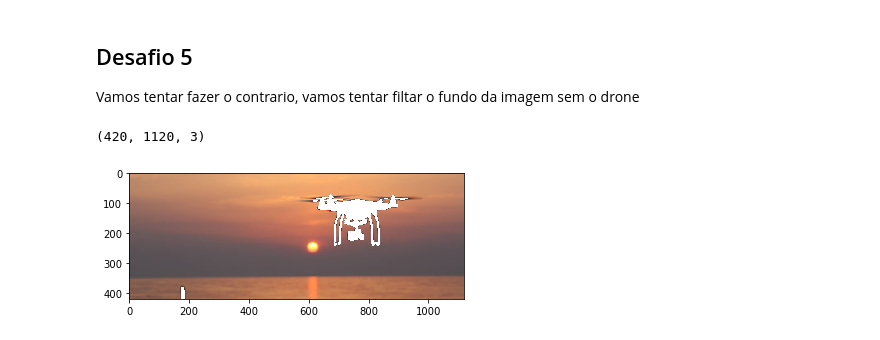
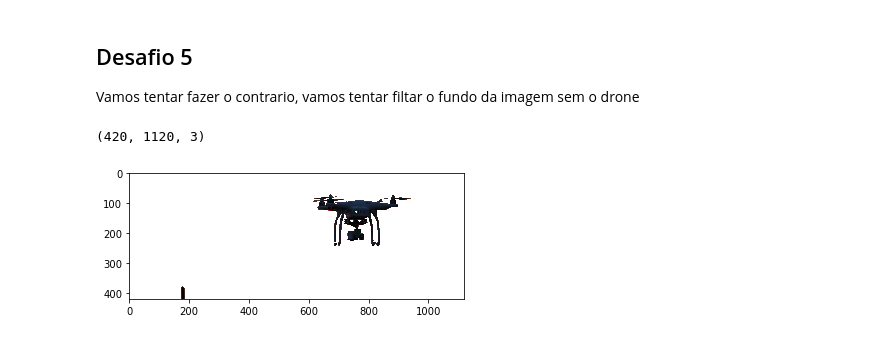
Before and after one commit to IsadoraAlo/cognitivecomputing, a Jupyter notebook: material/aulas/lab02/atividade2.ipynb, the cells around one changed output. Saved outputs shown, nothing was run; the diff lists cells and outputs as text; code cells hidden in the pictures.

```diff
--- a/material/aulas/lab02/atividade2.ipynb
+++ b/material/aulas/lab02/atividade2.ipynb
@@ -225,18 +230,18 @@ Vamos tentar fazer o contrario, vamos tentar filtar o fundo da imagem sem o dron
 # %%
 # Entenda o codigo e faça as alterações que achar necessárias
 import cv2
 imagem = cv2.imread("drone.jpg")
 image = cv2.cvtColor(imagem, cv2.COLOR_BGR2RGB)
 print(image.shape)
 
 for y in range(0, image.shape[0]):
   for x in range(0, image.shape[1]):
-    if image[y,x,0] < 72 :
+    if image[y,x,1] > 60 :
       image[y,x]= (255,255,255)
 
 
 plt.imshow(image, interpolation="none")
 plt.show()
 # %% [output]
 (420, 1120, 3)
-[figure, old version]
+[figure, new version]
```
Also changed, not shown: parts of 1 cell of this notebook.
